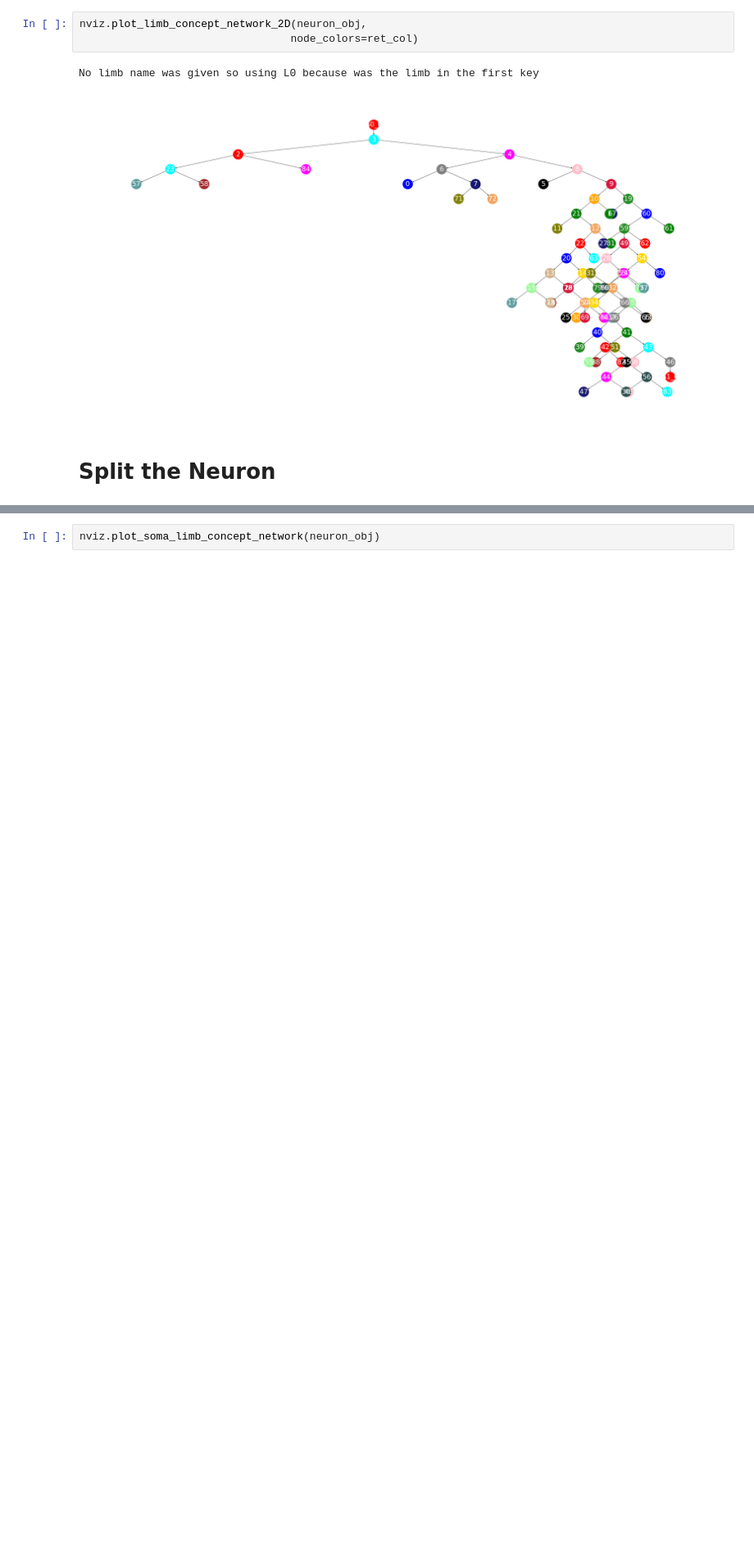
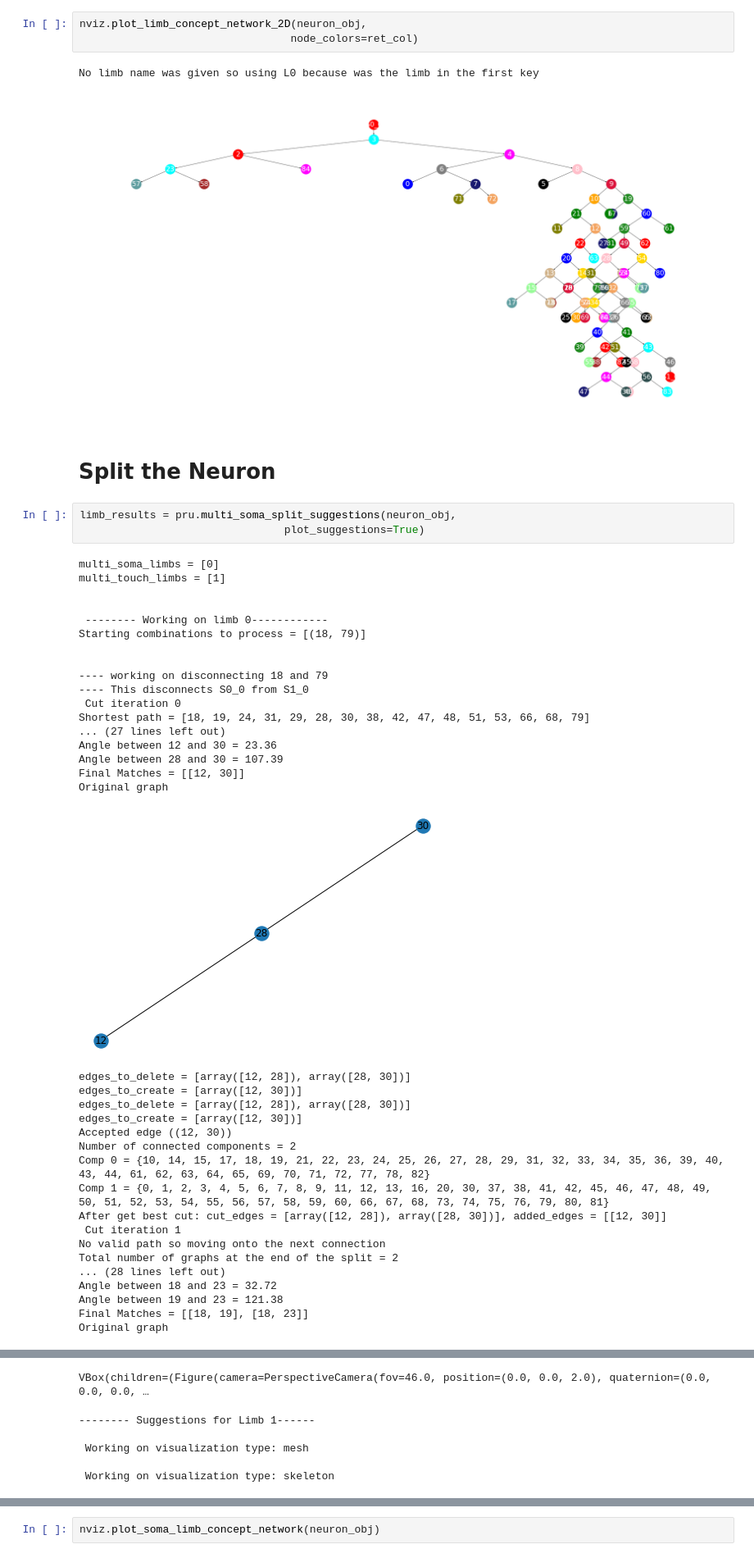
Before and after one commit to celiibrendan/neuron_mesh_tools, a Jupyter notebook: Auto_Proofreading/Limb_Neuron_Splitting/Neuron_Splitting_vp3_Other_Neuron_Testing.ipynb, the cells around one changed output, grey strips where cells are left out. Shown: that part at 82% size. Drawn from its saved outputs; the diff is of its cells as text; blank space fills up the shorter version.

```diff
--- a/Auto_Proofreading/Limb_Neuron_Splitting/Neuron_Splitting_vp3_Other_Neuron_Testing.ipynb
+++ b/Auto_Proofreading/Limb_Neuron_Splitting/Neuron_Splitting_vp3_Other_Neuron_Testing.ipynb
@@ -365,3 +462,42 @@ No limb name was given so using L0 because was the limb in the first key
 [figure]
 # %% [markdown]
 # Split the Neuron
+# %%
+limb_results = pru.multi_soma_split_suggestions(neuron_obj,
+                                plot_suggestions=True)
+# %% [output]
+multi_soma_limbs = [0]
+multi_touch_limbs = [1]
+
+
+ -------- Working on limb 0------------
+Starting combinations to process = [(18, 79)]
+
+
+---- working on disconnecting 18 and 79
+---- This disconnects S0_0 from S1_0
+ Cut iteration 0
+Shortest path = [18, 19, 24, 31, 29, 28, 30, 38, 42, 47, 48, 51, 53, 66, 68, 79]
+... (27 lines left out)
+Angle between 12 and 30 = 23.36
+Angle between 28 and 30 = 107.39
+Final Matches = [[12, 30]]
+Original graph
+[figure, added]
+edges_to_delete = [array([12, 28]), array([28, 30])]
+edges_to_create = [array([12, 30])]
+edges_to_delete = [array([12, 28]), array([28, 30])]
+edges_to_create = [array([12, 30])]
+Accepted edge ((12, 30))
+Number of connected components = 2
+Comp 0 = {10, 14, 15, 17, 18, 19, 21, 22, 23, 24, 25, 26, 27, 28, 29, 31, 32, 33, 34, 35, 36, 39, 40, 43, 44, 61, 62, 63, 64, 65, 69, 70, 71, 72, 77, 78, 82}
+Comp 1 = {0, 1, 2, 3, 4, 5, 6, 7, 8, 9, 11, 12, 13, 16, 20, 30, 37, 38, 41, 42, 45, 46, 47, 48, 49, 50, 51, 52, 53, 54, 55, 56, 57, 58, 59, 60, 66, 67, 68, 73, 74, 75, 76, 79, 80, 81}
+After get best cut: cut_edges = [array([12, 28]), array([28, 30])], added_edges = [[12, 30]]
+ Cut iteration 1
+No valid path so moving onto the next connection
+Total number of graphs at the end of the split = 2
+... (28 lines left out)
+Angle between 18 and 23 = 32.72
+Angle between 19 and 23 = 121.38
+Final Matches = [[18, 19], [18, 23]]
+Original graph
@@ -367,0 +525,6 @@ No limb name was given so using L0 because was the limb in the first key
+VBox(children=(Figure(camera=PerspectiveCamera(fov=46.0, position=(0.0, 0.0, 2.0), quaternion=(0.0, 0.0, 0.0, …
+-------- Suggestions for Limb 1------
+
+ Working on visualization type: mesh
+
+ Working on visualization type: skeleton
```
Also changed, not shown: parts of 17 cells of this notebook, 7 other files.
